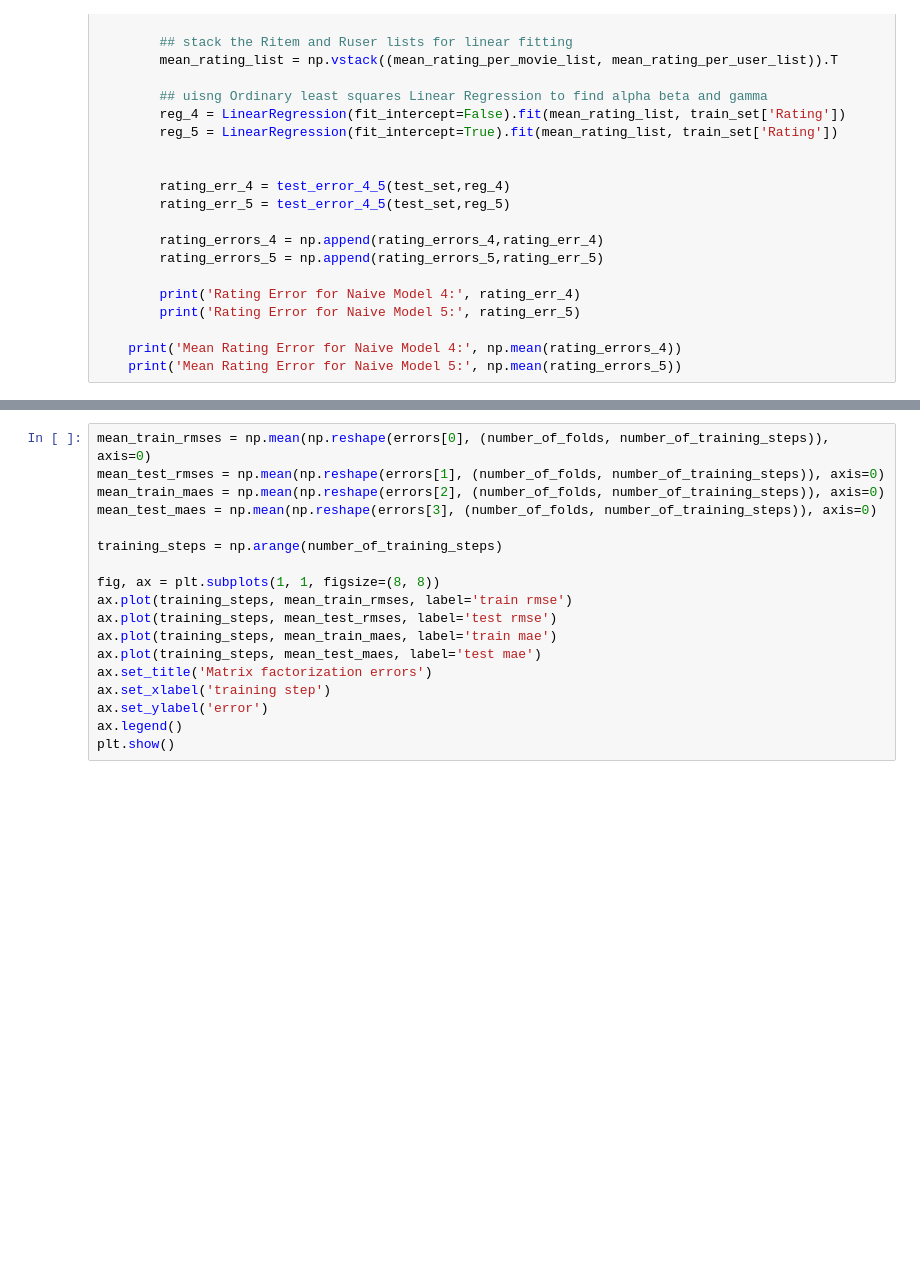
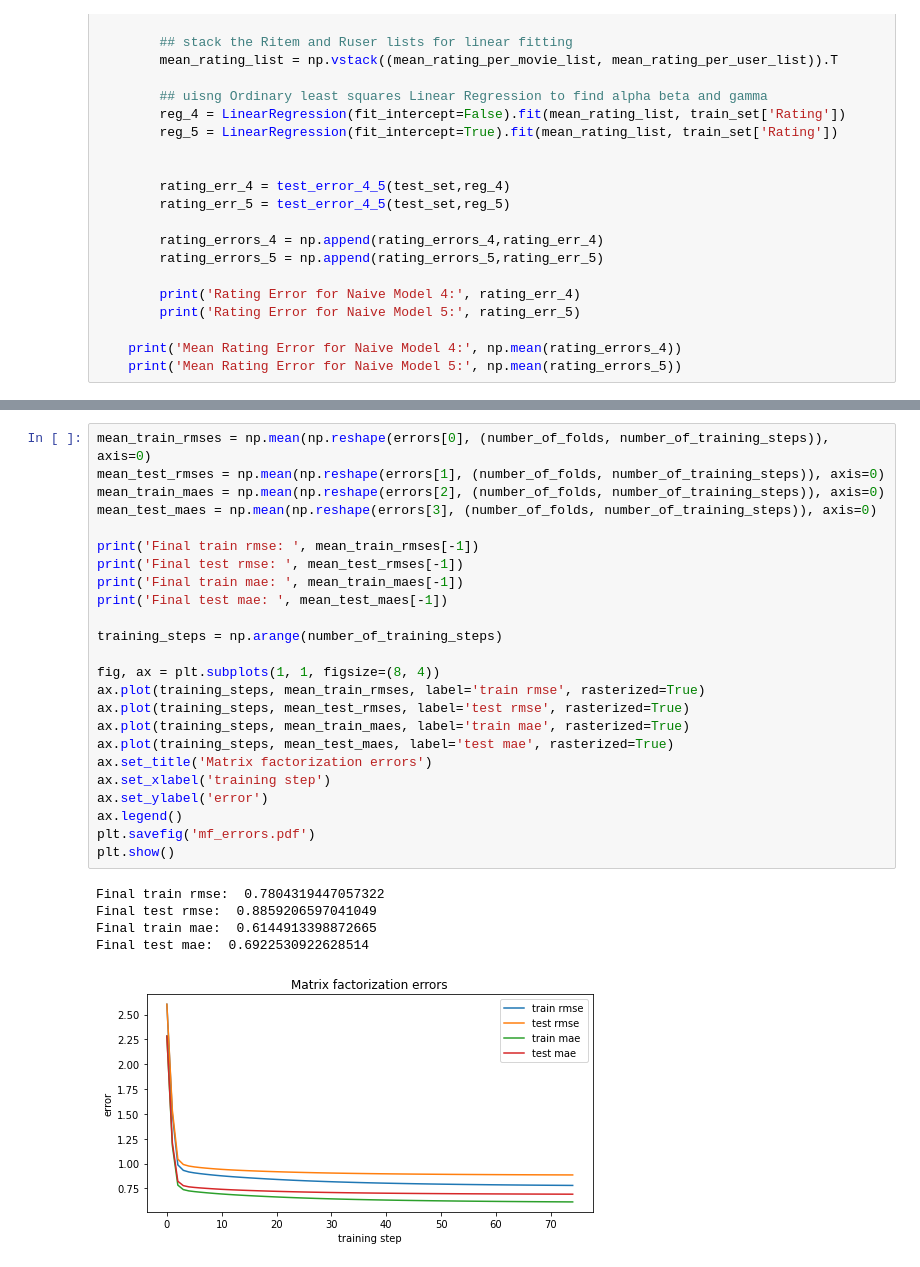
Before and after one commit to MGJvanGroeningen/aidm_assignments_21_22, a Jupyter notebook: assignment1/Assignment1.ipynb, the cells around one changed output, grey strips where cells are left out. Saved outputs shown, nothing was run; the diff lists cells and outputs as text; blank space fills up the shorter version.

```diff
--- a/assignment1/Assignment1.ipynb
+++ b/assignment1/Assignment1.ipynb
@@ -385,18 +548,30 @@ print('Run time: ', duration, ' sec')
 # %%
 mean_train_rmses = np.mean(np.reshape(errors[0], (number_of_folds, number_of_training_steps)), axis=0)
 mean_test_rmses = np.mean(np.reshape(errors[1], (number_of_folds, number_of_training_steps)), axis=0)
 mean_train_maes = np.mean(np.reshape(errors[2], (number_of_folds, number_of_training_steps)), axis=0)
 mean_test_maes = np.mean(np.reshape(errors[3], (number_of_folds, number_of_training_steps)), axis=0)
 
+print('Final train rmse: ', mean_train_rmses[-1])
+print('Final test rmse: ', mean_test_rmses[-1])
+print('Final train mae: ', mean_train_maes[-1])
+print('Final test mae: ', mean_test_maes[-1])
+
 training_steps = np.arange(number_of_training_steps)
 
-fig, ax = plt.subplots(1, 1, figsize=(8, 8))
-ax.plot(training_steps, mean_train_rmses, label='train rmse')
-ax.plot(training_steps, mean_test_rmses, label='test rmse')
-ax.plot(training_steps, mean_train_maes, label='train mae')
-ax.plot(training_steps, mean_test_maes, label='test mae')
+fig, ax = plt.subplots(1, 1, figsize=(8, 4))
+ax.plot(training_steps, mean_train_rmses, label='train rmse', rasterized=True)
+ax.plot(training_steps, mean_test_rmses, label='test rmse', rasterized=True)
+ax.plot(training_steps, mean_train_maes, label='train mae', rasterized=True)
+ax.plot(training_steps, mean_test_maes, label='test mae', rasterized=True)
 ax.set_title('Matrix factorization errors')
 ax.set_xlabel('training step')
 ax.set_ylabel('error')
 ax.legend()
+plt.savefig('mf_errors.pdf')
 plt.show()
+# %% [output]
+Final train rmse:  0.7804319447057322
+Final test rmse:  0.8859206597041049
+Final train mae:  0.6144913398872665
+Final test mae:  0.6922530922628514
+[figure, added]
```
Also changed, not shown: parts of 8 cells of this notebook.
